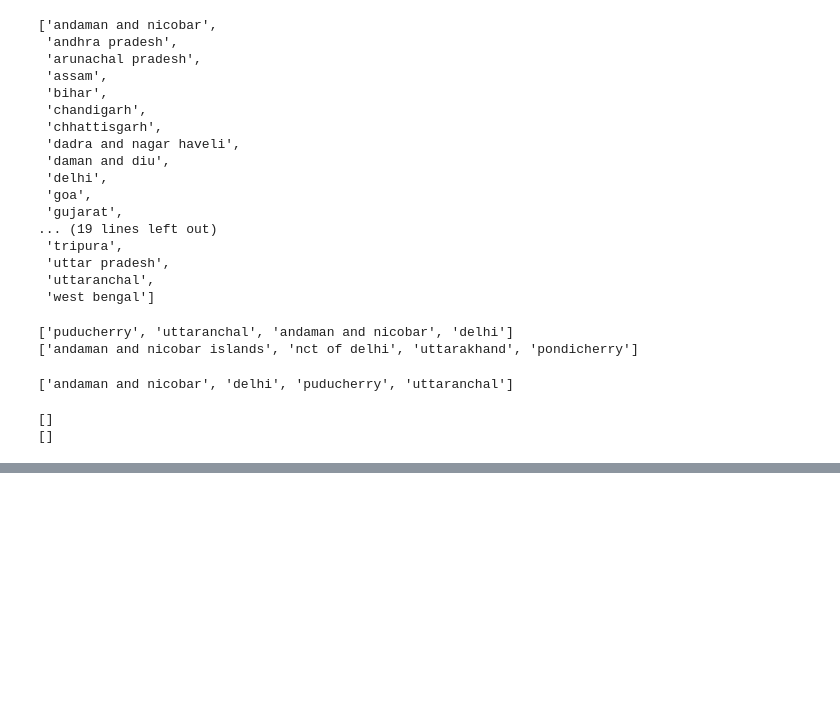
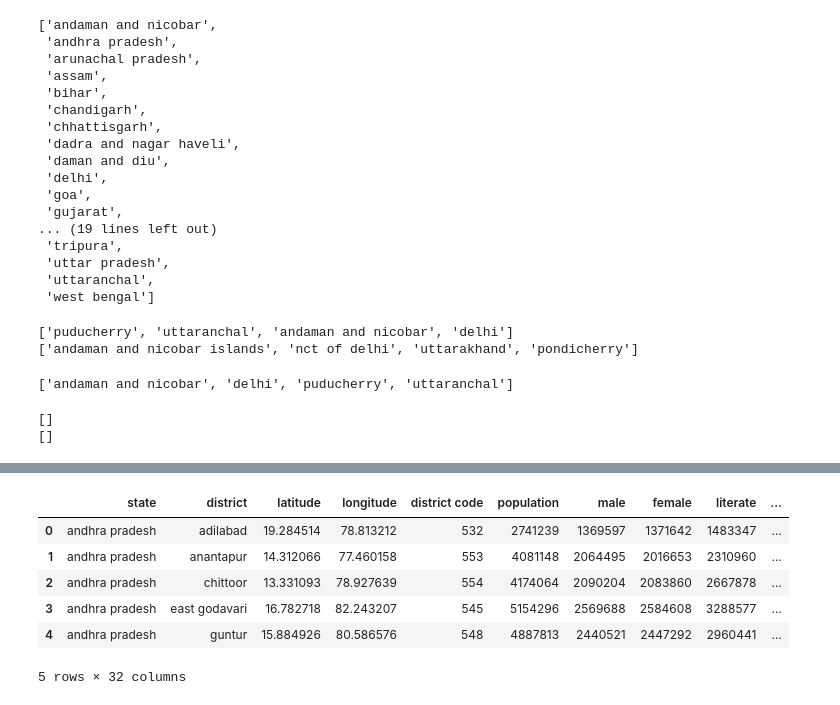
Before and after one commit to nivesh-123/indian_districts_analysis, a Jupyter notebook: analysis.ipynb, the cells around one changed output, grey strips where cells are left out. Cells and saved outputs as stored; diff of their text form; code cells hidden in the pictures; blank space fills up the shorter version.

```diff
--- a/analysis.ipynb
+++ b/analysis.ipynb
@@ -141,0 +176,10 @@ final_df.to_parquet('final_df.parquet')
+# %%
+final_df.head()
+# %% [output]
+|  | state | district | latitude | longitude | district code | population | male | female | literate | ... |
+| 0 | andhra pradesh | adilabad | 19.284514 | 78.813212 | 532 | 2741239 | 1369597 | 1371642 | 1483347 | ... |
+| 1 | andhra pradesh | anantapur | 14.312066 | 77.460158 | 553 | 4081148 | 2064495 | 2016653 | 2310960 | ... |
+| 2 | andhra pradesh | chittoor | 13.331093 | 78.927639 | 554 | 4174064 | 2090204 | 2083860 | 2667878 | ... |
+| 3 | andhra pradesh | east godavari | 16.782718 | 82.243207 | 545 | 5154296 | 2569688 | 2584608 | 3288577 | ... |
+| 4 | andhra pradesh | guntur | 15.884926 | 80.586576 | 548 | 4887813 | 2440521 | 2447292 | 2960441 | ... |
+5 rows × 32 columns
```
Also changed, not shown: parts of 5 cells of this notebook, 1 other file.
